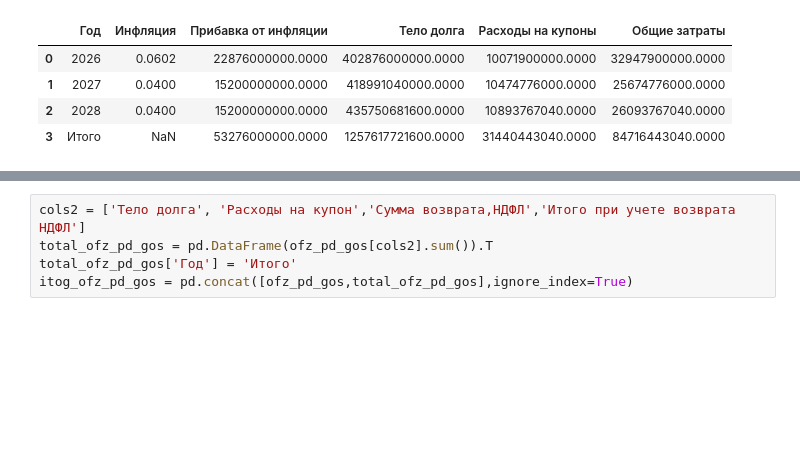
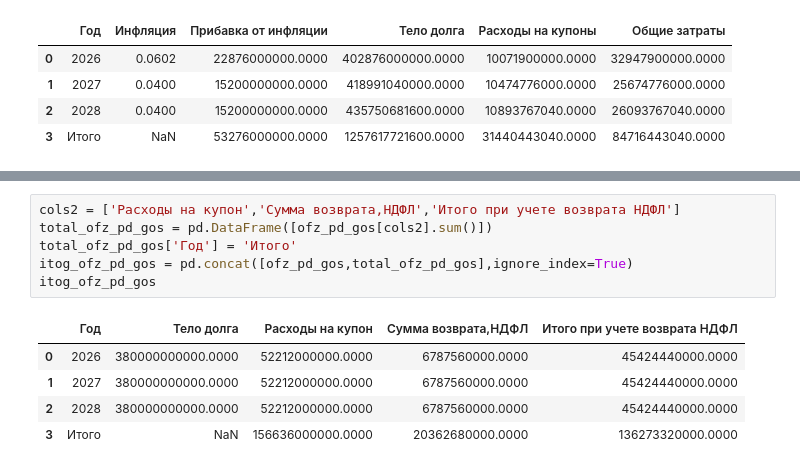
Before and after one commit to DOC8048/ofz-in-l, a Jupyter notebook: ОФЗ ИН (л).ipynb, the cells around one changed output, grey strips where cells are left out. Drawn from its saved outputs; the diff is of its cells as text; blank space fills up the shorter version.

```diff
--- a/ОФЗ ИН (л).ipynb
+++ b/ОФЗ ИН (л).ipynb
@@ -472,5 +478,12 @@ ofz_pd_gos['Итого при учете возврата НДФЛ'] = ofz_pd_go
 # %%
-cols2 = ['Тело долга', 'Расходы на купон','Сумма возврата,НДФЛ','Итого при учете возврата НДФЛ']
-total_ofz_pd_gos = pd.DataFrame(ofz_pd_gos[cols2].sum()).T
+cols2 = ['Расходы на купон','Сумма возврата,НДФЛ','Итого при учете возврата НДФЛ']
+total_ofz_pd_gos = pd.DataFrame([ofz_pd_gos[cols2].sum()])
 total_ofz_pd_gos['Год'] = 'Итого'
 itog_ofz_pd_gos = pd.concat([ofz_pd_gos,total_ofz_pd_gos],ignore_index=True)
+itog_ofz_pd_gos
+# %% [output]
+|  | Год | Тело долга | Расходы на купон | Сумма возврата,НДФЛ | Итого при учете возврата НДФЛ |
+| 0 | 2026 | 380000000000.0000 | 52212000000.0000 | 6787560000.0000 | 45424440000.0000 |
+| 1 | 2027 | 380000000000.0000 | 52212000000.0000 | 6787560000.0000 | 45424440000.0000 |
+| 2 | 2028 | 380000000000.0000 | 52212000000.0000 | 6787560000.0000 | 45424440000.0000 |
+| 3 | Итого | NaN | 156636000000.0000 | 20362680000.0000 | 136273320000.0000 |
```
Also changed, not shown: parts of 16 cells of this notebook, 2 other files.
